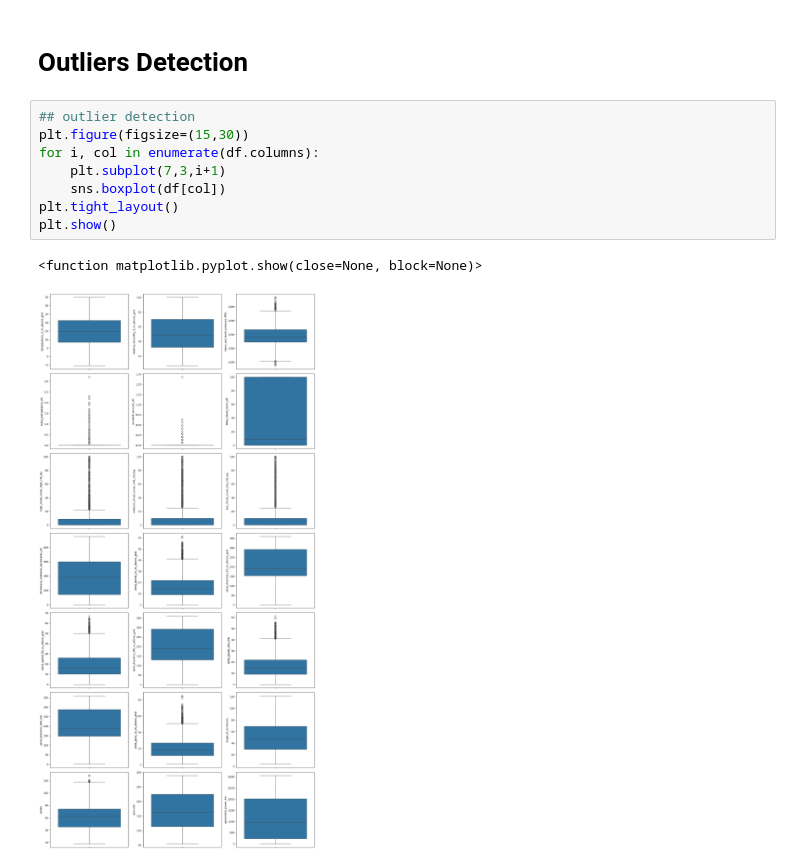
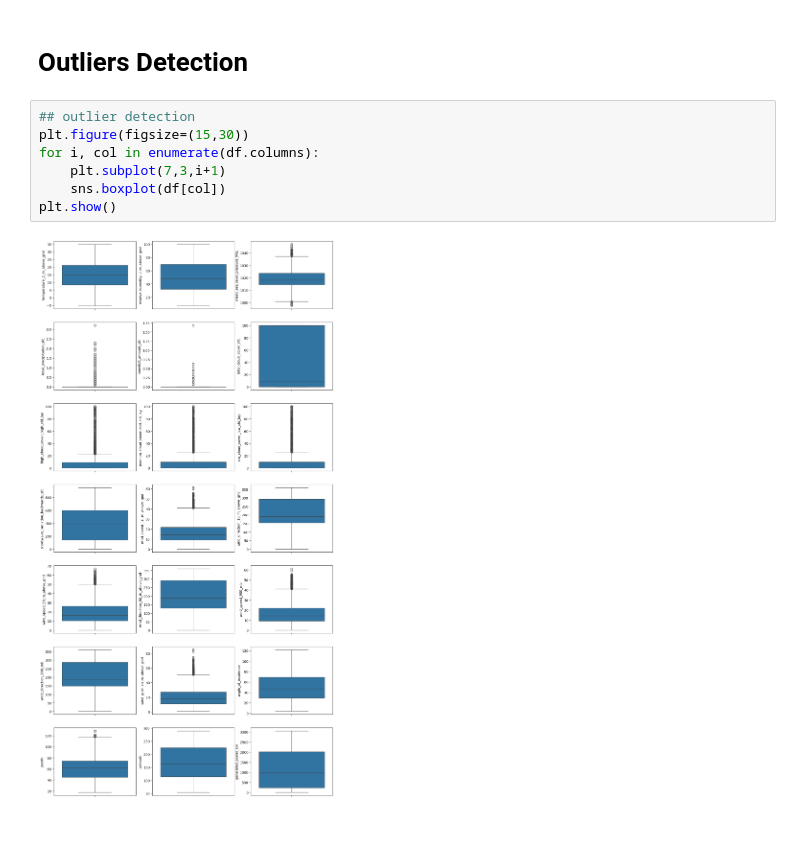
Before and after one commit to shoyo44/Week-1, a Jupyter notebook: solarpower.ipynb, the cells around one changed output. Saved outputs shown, nothing was run; the diff lists cells and outputs as text; blank space fills up the shorter version.

```diff
--- a/solarpower.ipynb
+++ b/solarpower.ipynb
@@ -186,11 +186,9 @@ plt.show()
 # %%
 ## outlier detection
 plt.figure(figsize=(15,30))
 for i, col in enumerate(df.columns):
     plt.subplot(7,3,i+1)
     sns.boxplot(df[col])
-plt.tight_layout()
 plt.show()
 # %% [output]
-<function matplotlib.pyplot.show(close=None, block=None)>
-[figure, old version]
+[figure, new version]
```
